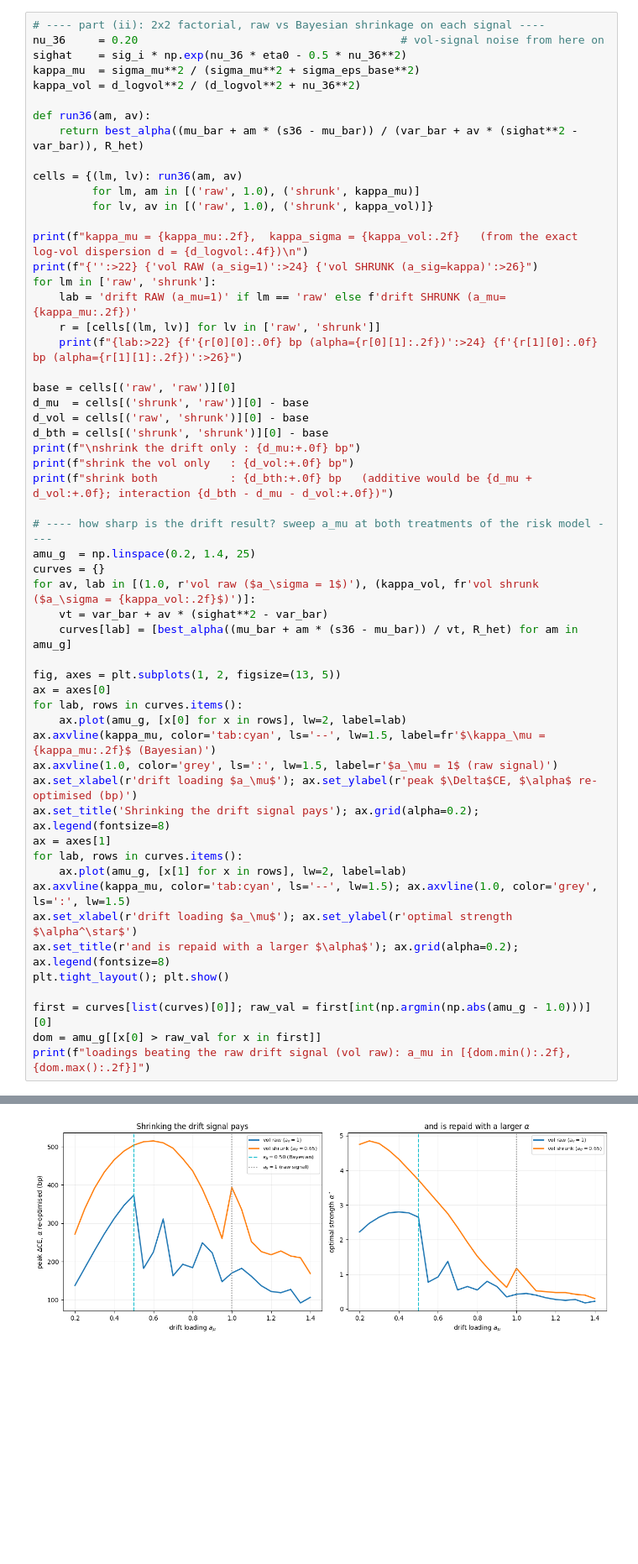
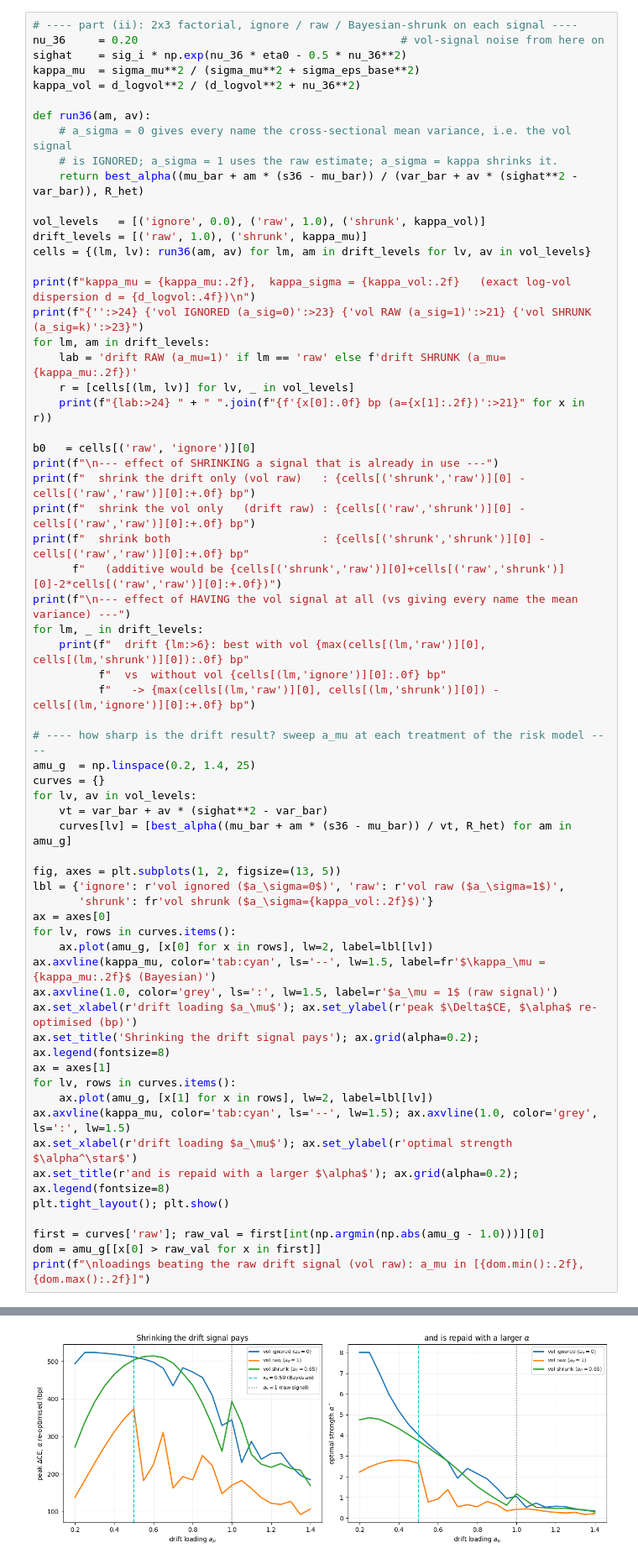
Before and after one commit to buffettlaw/COMP0077_Signal_Strength_in_Portfolio_Construction, a Jupyter notebook: combination_simulation.ipynb, the cells around one changed output, grey strips where cells are left out. Shown at 84% size. Saved outputs shown, nothing was run; the diff lists cells and outputs as text; blank space fills up the shorter version.

```diff
--- a/combination_simulation.ipynb
+++ b/combination_simulation.ipynb
@@ -538,58 +538,66 @@ Both signals admit the question, so the experiment is a **$2 \times 2$ factorial
 
 **The strength $\alpha$ is re-optimised in every cell.** This is essential rather than cosmetic: shrinking a signal produces a milder $\boldsymbol{w}_{\mathrm{sig}}$, so a comparison at fixed $\alpha$ would penalise shrinkage for a reason unrelated to inference. Since all four cells share the same draws and the same normalisation, the differences between them are paired comparisons in the same sense as common random numbers.
 # %%
-# ---- part (ii): 2x2 factorial, raw vs Bayesian shrinkage on each signal ----
+# ---- part (ii): 2x3 factorial, ignore / raw / Bayesian-shrunk on each signal ----
 nu_36     = 0.20                                        # vol-signal noise from here on
 sighat    = sig_i * np.exp(nu_36 * eta0 - 0.5 * nu_36**2)
 kappa_mu  = sigma_mu**2 / (sigma_mu**2 + sigma_eps_base**2)
 kappa_vol = d_logvol**2 / (d_logvol**2 + nu_36**2)
 
 def run36(am, av):
+    # a_sigma = 0 gives every name the cross-sectional mean variance, i.e. the vol signal
+    # is IGNORED; a_sigma = 1 uses the raw estimate; a_sigma = kappa shrinks it.
     return best_alpha((mu_bar + am * (s36 - mu_bar)) / (var_bar + av * (sighat**2 - var_bar)), R_het)
 
-cells = {(lm, lv): run36(am, av)
-         for lm, am in [('raw', 1.0), ('shrunk', kappa_mu)]
-         for lv, av in [('raw', 1.0), ('shrunk', kappa_vol)]}
+vol_levels   = [('ignore', 0.0), ('raw', 1.0), ('shrunk', kappa_vol)]
+drift_levels = [('raw', 1.0), ('shrunk', kappa_mu)]
+cells = {(lm, lv): run36(am, av) for lm, am in drift_levels for lv, av in vol_levels}
 
-print(f"kappa_mu = {kappa_mu:.2f},  kappa_sigma = {kappa_vol:.2f}   (from the exact log-vol dispersion d = {d_logvol:.4f})\n")
-print(f"{'':>22} {'vol RAW (a_sig=1)':>24} {'vol SHRUNK (a_sig=kappa)':>26}")
-for lm in ['raw', 'shrunk']:
+print(f"kappa_mu = {kappa_mu:.2f},  kappa_sigma = {kappa_vol:.2f}   (exact log-vol dispersion d = {d_logvol:.4f})\n")
+print(f"{'':>24} {'vol IGNORED (a_sig=0)':>23} {'vol RAW (a_sig=1)':>21} {'vol SHRUNK (a_sig=k)':>23}")
+for lm, am in drift_levels:
     lab = 'drift RAW (a_mu=1)' if lm == 'raw' else f'drift SHRUNK (a_mu={kappa_mu:.2f})'
-    r = [cells[(lm, lv)] for lv in ['raw', 'shrunk']]
-    print(f"{lab:>22} {f'{r[0][0]:.0f} bp (alpha={r[0][1]:.2f})':>24} {f'{r[1][0]:.0f} bp (alpha={r[1][1]:.2f})':>26}")
+    r = [cells[(lm, lv)] for lv, _ in vol_levels]
+    print(f"{lab:>24} " + " ".join(f"{f'{x[0]:.0f} bp (a={x[1]:.2f})':>21}" for x in r))
 
-base = cells[('raw', 'raw')][0]
-d_mu  = cells[('shrunk', 'raw')][0] - base
-d_vol = cells[('raw', 'shrunk')][0] - base
-d_bth = cells[('shrunk', 'shrunk')][0] - base
-print(f"\nshrink the drift only : {d_mu:+.0f} bp")
-print(f"shrink the vol only   : {d_vol:+.0f} bp")
-print(f"shrink both           : {d_bth:+.0f} bp   (additive would be {d_mu + d_vol:+.0f}; interaction {d_bth - d_mu - d_vol:+.0f})")
+b0   = cells[('raw', 'ignore')][0]
+print(f"\n--- effect of SHRINKING a signal that is already in use ---")
+print(f"  shrink the drift only (vol raw)   : {cells[('shrunk','raw')][0] - cells[('raw','raw')][0]:+.0f} bp")
+print(f"  shrink the vol only   (drift raw) : {cells[('raw','shrunk')][0] - cells[('raw','raw')][0]:+.0f} bp")
+print(f"  shrink both                       : {cells[('shrunk','shrunk')][0] - cells[('raw','raw')][0]:+.0f} bp"
+      f"   (additive would be {cells[('shrunk','raw')][0]+cells[('raw','shrunk')][0]-2*cells[('raw','raw')][0]:+.0f})")
+print(f"\n--- effect of HAVING the vol signal at all (vs giving every name the mean variance) ---")
+for lm, _ in drift_levels:
+    print(f"  drift {lm:>6}: best with vol {max(cells[(lm,'raw')][0], cells[(lm,'shrunk')][0]):.0f} bp"
+          f"  vs  without vol {cells[(lm,'ignore')][0]:.0f} bp"
+          f"   -> {max(cells[(lm,'raw')][0], cells[(lm,'shrunk')][0]) - cells[(lm,'ignore')][0]:+.0f} bp")
 
-# ---- how sharp is the drift result? sweep a_mu at both treatments of the risk model ----
+# ---- how sharp is the drift result? sweep a_mu at each treatment of the risk model ----
 amu_g  = np.linspace(0.2, 1.4, 25)
 curves = {}
-for av, lab in [(1.0, r'vol raw ($a_\sigma = 1$)'), (kappa_vol, fr'vol shrunk ($a_\sigma = {kappa_vol:.2f}$)')]:
+for lv, av in vol_levels:
     vt = var_bar + av * (sighat**2 - var_bar)
-    curves[lab] = [best_alpha((mu_bar + am * (s36 - mu_bar)) / vt, R_het) for am in amu_g]
+    curves[lv] = [best_alpha((mu_bar + am * (s36 - mu_bar)) / vt, R_het) for am in amu_g]
 
 fig, axes = plt.subplots(1, 2, figsize=(13, 5))
+lbl = {'ignore': r'vol ignored ($a_\sigma=0$)', 'raw': r'vol raw ($a_\sigma=1$)',
+       'shrunk': fr'vol shrunk ($a_\sigma={kappa_vol:.2f}$)'}
 ax = axes[0]
-for lab, rows in curves.items():
-    ax.plot(amu_g, [x[0] for x in rows], lw=2, label=lab)
+for lv, rows in curves.items():
+    ax.plot(amu_g, [x[0] for x in rows], lw=2, label=lbl[lv])
 ax.axvline(kappa_mu, color='tab:cyan', ls='--', lw=1.5, label=fr'$\kappa_\mu = {kappa_mu:.2f}$ (Bayesian)')
 ax.axvline(1.0, color='grey', ls=':', lw=1.5, label=r'$a_\mu = 1$ (raw signal)')
 ax.set_xlabel(r'drift loading $a_\mu$'); ax.set_ylabel(r'peak $\Delta$CE, $\alpha$ re-optimised (bp)')
 ax.set_title('Shrinking the drift signal pays'); ax.grid(alpha=0.2); ax.legend(fontsize=8)
 ax = axes[1]
-for lab, rows in curves.items():
-    ax.plot(amu_g, [x[1] for x in rows], lw=2, label=lab)
+for lv, rows in curves.items():
+    ax.plot(amu_g, [x[1] for x in rows], lw=2, label=lbl[lv])
 ax.axvline(kappa_mu, color='tab:cyan', ls='--', lw=1.5); ax.axvline(1.0, color='grey', ls=':', lw=1.5)
 ax.set_xlabel(r'drift loading $a_\mu$'); ax.set_ylabel(r'optimal strength $\alpha^\star$')
 ax.set_title(r'and is repaid with a larger $\alpha$'); ax.grid(alpha=0.2); ax.legend(fontsize=8)
 plt.tight_layout(); plt.show()
 
-first = curves[list(curves)[0]]; raw_val = first[int(np.argmin(np.abs(amu_g - 1.0)))][0]
+first = curves['raw']; raw_val = first[int(np.argmin(np.abs(amu_g - 1.0)))][0]
 dom = amu_g[[x[0] > raw_val for x in first]]
-print(f"loadings beating the raw drift signal (vol raw): a_mu in [{dom.min():.2f}, {dom.max():.2f}]")
+print(f"\nloadings beating the raw drift signal (vol raw): a_mu in [{dom.min():.2f}, {dom.max():.2f}]")
 # %% [output]
@@ -605,3 +618,3 @@ shrink both           : +334 bp   (additive would be +427; interaction -93)
-[figure, old version]
+[figure, new version]
 loadings beating the raw drift signal (vol raw): a_mu in [0.25, 1.05]
 # %% [markdown]
```
Also changed, not shown: parts of 2 cells of this notebook, 1 other file.
